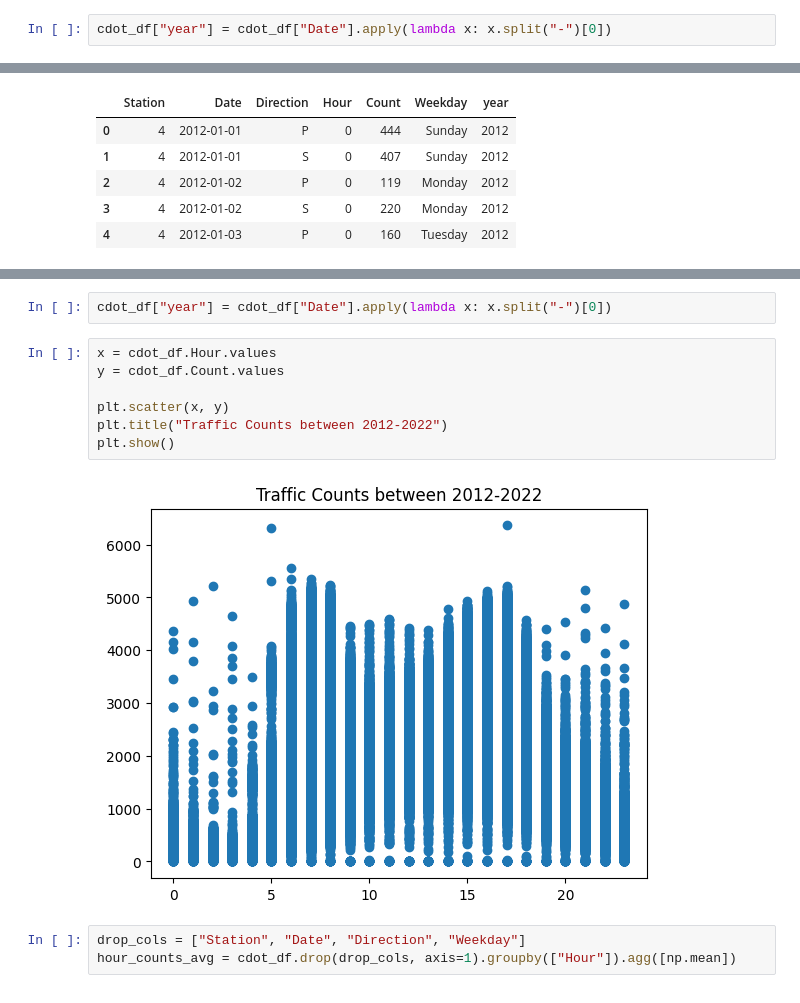
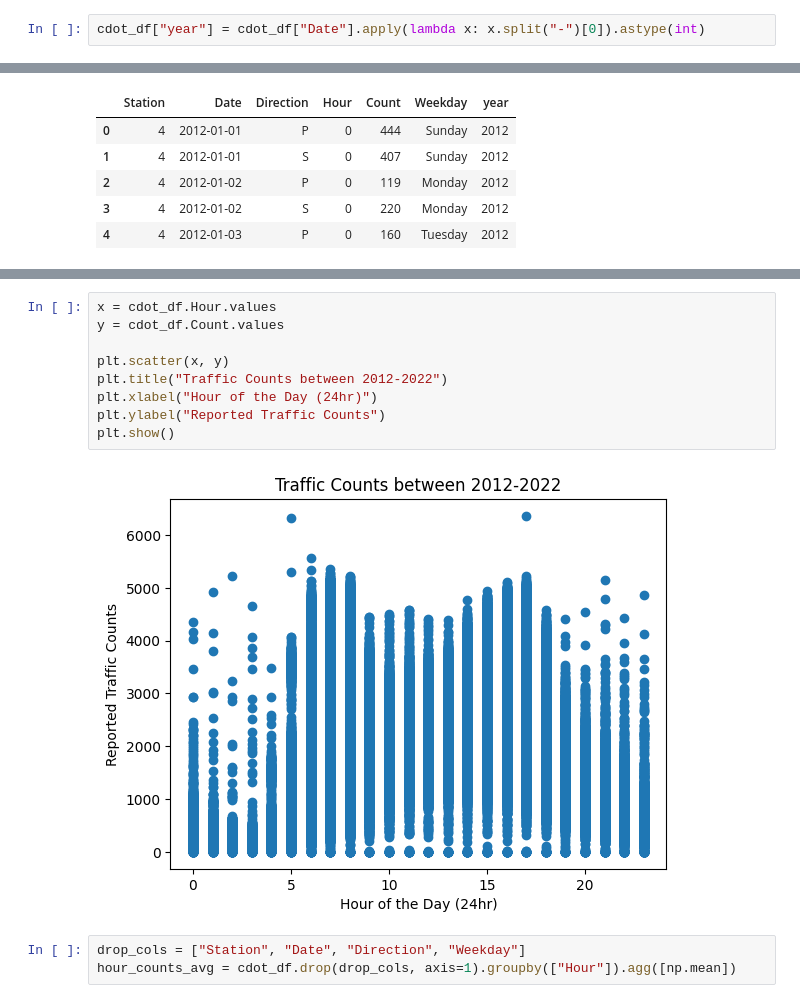
Before and after one commit to marisol-yake/CDOT-Comparative-Analysis, a Jupyter notebook: CDOT_EDA.ipynb, the cells around one changed output, grey strips where cells are left out. Cells and saved outputs as stored; diff of their text form.

```diff
--- a/CDOT_EDA.ipynb
+++ b/CDOT_EDA.ipynb
@@ -18,7 +18,7 @@ dict_keys(['cdot_traffic_2012_2022'])
 # %%
 cdot_df = dfs["cdot_traffic_2012_2022"]
 # %%
-cdot_df["year"] = cdot_df["Date"].apply(lambda x: x.split("-")[0])
+cdot_df["year"] = cdot_df["Date"].apply(lambda x: x.split("-")[0]).astype(int)
 # %%
 cdot_df.head()
 # %% [output]
@@ -51,14 +51,14 @@ array([[<AxesSubplot: title={'center': 'Station'}>,
-# %%
-cdot_df["year"] = cdot_df["Date"].apply(lambda x: x.split("-")[0])
 # %%
 x = cdot_df.Hour.values
 y = cdot_df.Count.values
 
 plt.scatter(x, y)
 plt.title("Traffic Counts between 2012-2022")
+plt.xlabel("Hour of the Day (24hr)")
+plt.ylabel("Reported Traffic Counts")
 plt.show()
 # %% [output]
-[figure, old version]
+[figure, new version]
 # %%
 drop_cols = ["Station", "Date", "Direction", "Weekday"]
 hour_counts_avg = cdot_df.drop(drop_cols, axis=1).groupby(["Hour"]).agg([np.mean])
```
Also changed, not shown: parts of 13 cells of this notebook, 1 other file.
